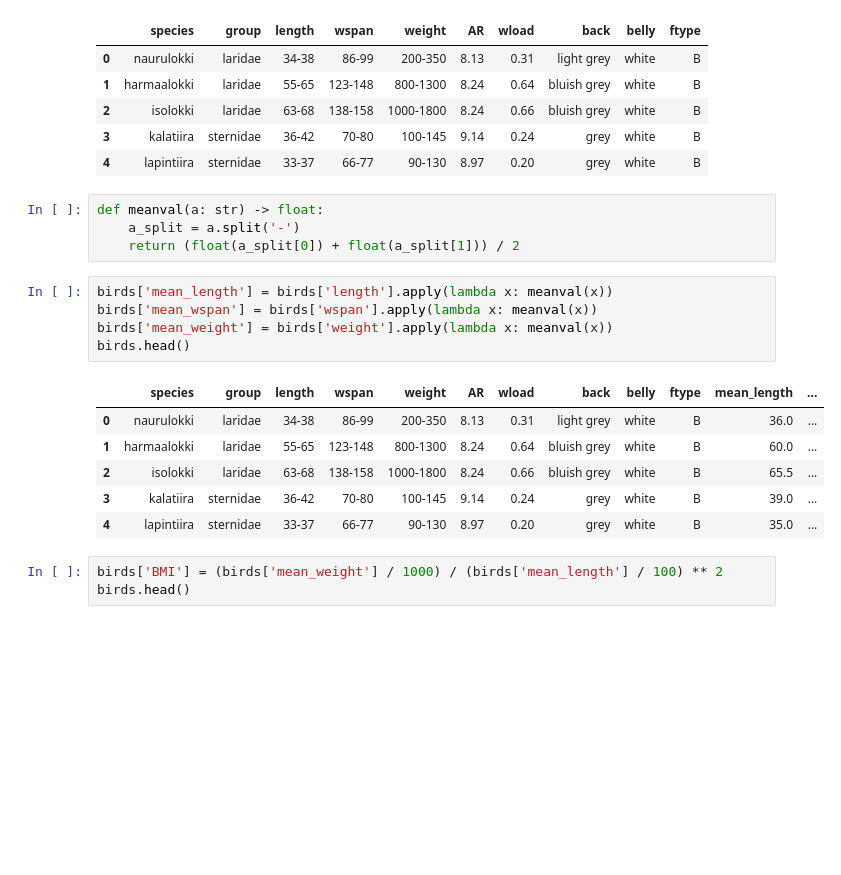
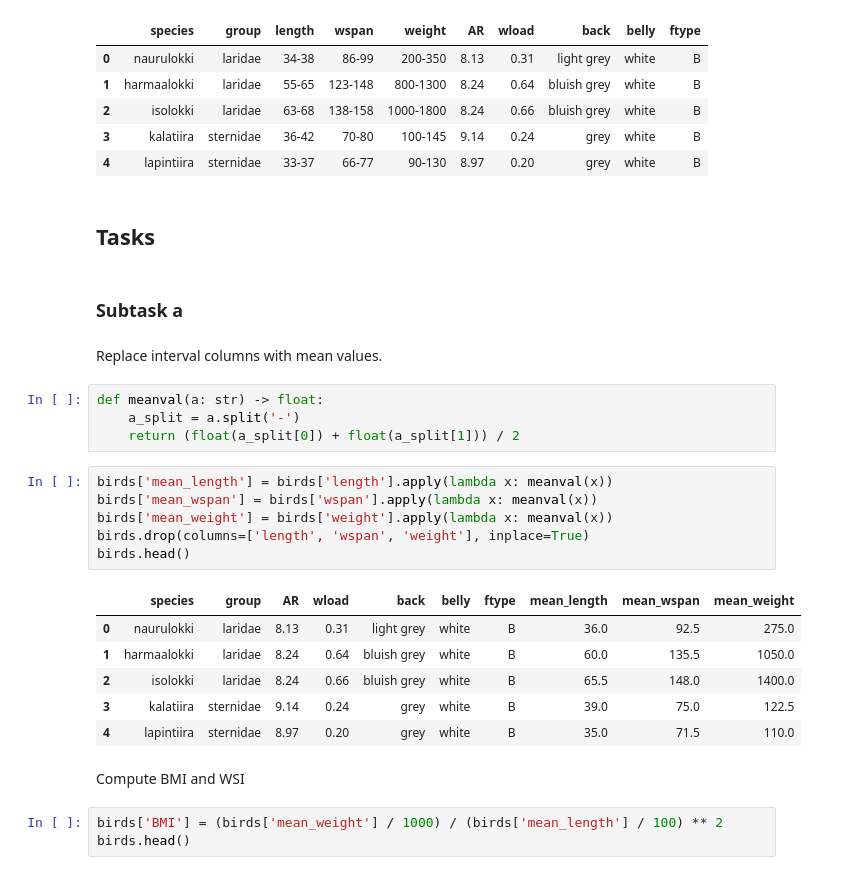
Before and after one commit to kbenedek/DataScience, a Jupyter notebook: HW2/hw_2_1.ipynb, the cells around one changed output. Saved outputs shown, nothing was run; the diff lists cells and outputs as text; blank space fills up the shorter version.

```diff
--- a/HW2/hw_2_1.ipynb
+++ b/HW2/hw_2_1.ipynb
@@ -14,6 +22,12 @@ birds.head()
 | 2 | isolokki | laridae | 63-68 | 138-158 | 1000-1800 | 8.24 | 0.66 | bluish grey | white | B |
 | 3 | kalatiira | sternidae | 36-42 | 70-80 | 100-145 | 9.14 | 0.24 | grey | white | B |
 | 4 | lapintiira | sternidae | 33-37 | 66-77 | 90-130 | 8.97 | 0.20 | grey | white | B |
+# %% [markdown]
+## Tasks
+# %% [markdown]
+### Subtask a
+# %% [markdown]
+Replace interval columns with mean values.
 # %%
 def meanval(a: str) -> float:
     a_split = a.split('-')
@@ -21,15 +35,18 @@ def meanval(a: str) -> float:
 # %%
 birds['mean_length'] = birds['length'].apply(lambda x: meanval(x))
 birds['mean_wspan'] = birds['wspan'].apply(lambda x: meanval(x))
 birds['mean_weight'] = birds['weight'].apply(lambda x: meanval(x))
+birds.drop(columns=['length', 'wspan', 'weight'], inplace=True)
 birds.head()
 # %% [output]
-|  | species | group | length | wspan | weight | AR | wload | back | belly | ftype | mean_length | ... |
-| 0 | naurulokki | laridae | 34-38 | 86-99 | 200-350 | 8.13 | 0.31 | light grey | white | B | 36.0 | ... |
-| 1 | harmaalokki | laridae | 55-65 | 123-148 | 800-1300 | 8.24 | 0.64 | bluish grey | white | B | 60.0 | ... |
-| 2 | isolokki | laridae | 63-68 | 138-158 | 1000-1800 | 8.24 | 0.66 | bluish grey | white | B | 65.5 | ... |
-| 3 | kalatiira | sternidae | 36-42 | 70-80 | 100-145 | 9.14 | 0.24 | grey | white | B | 39.0 | ... |
-| 4 | lapintiira | sternidae | 33-37 | 66-77 | 90-130 | 8.97 | 0.20 | grey | white | B | 35.0 | ... |
+|  | species | group | AR | wload | back | belly | ftype | mean_length | mean_wspan | mean_weight |
+| 0 | naurulokki | laridae | 8.13 | 0.31 | light grey | white | B | 36.0 | 92.5 | 275.0 |
+| 1 | harmaalokki | laridae | 8.24 | 0.64 | bluish grey | white | B | 60.0 | 135.5 | 1050.0 |
+| 2 | isolokki | laridae | 8.24 | 0.66 | bluish grey | white | B | 65.5 | 148.0 | 1400.0 |
+| 3 | kalatiira | sternidae | 9.14 | 0.24 | grey | white | B | 39.0 | 75.0 | 122.5 |
+| 4 | lapintiira | sternidae | 8.97 | 0.20 | grey | white | B | 35.0 | 71.5 | 110.0 |
+# %% [markdown]
+Compute BMI and WSI
 # %%
 birds['BMI'] = (birds['mean_weight'] / 1000) / (birds['mean_length'] / 100) ** 2
 birds.head()
```
Also changed, not shown: parts of 30 cells of this notebook.
